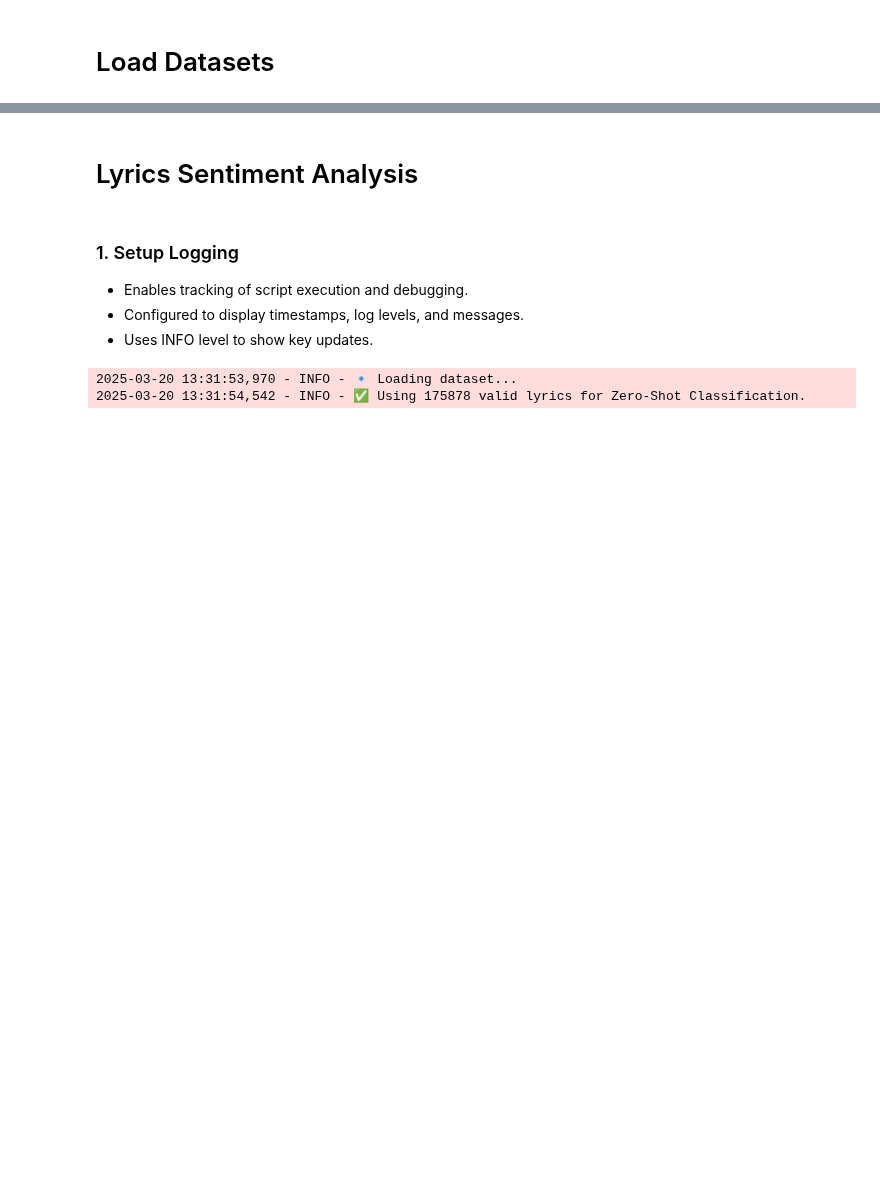
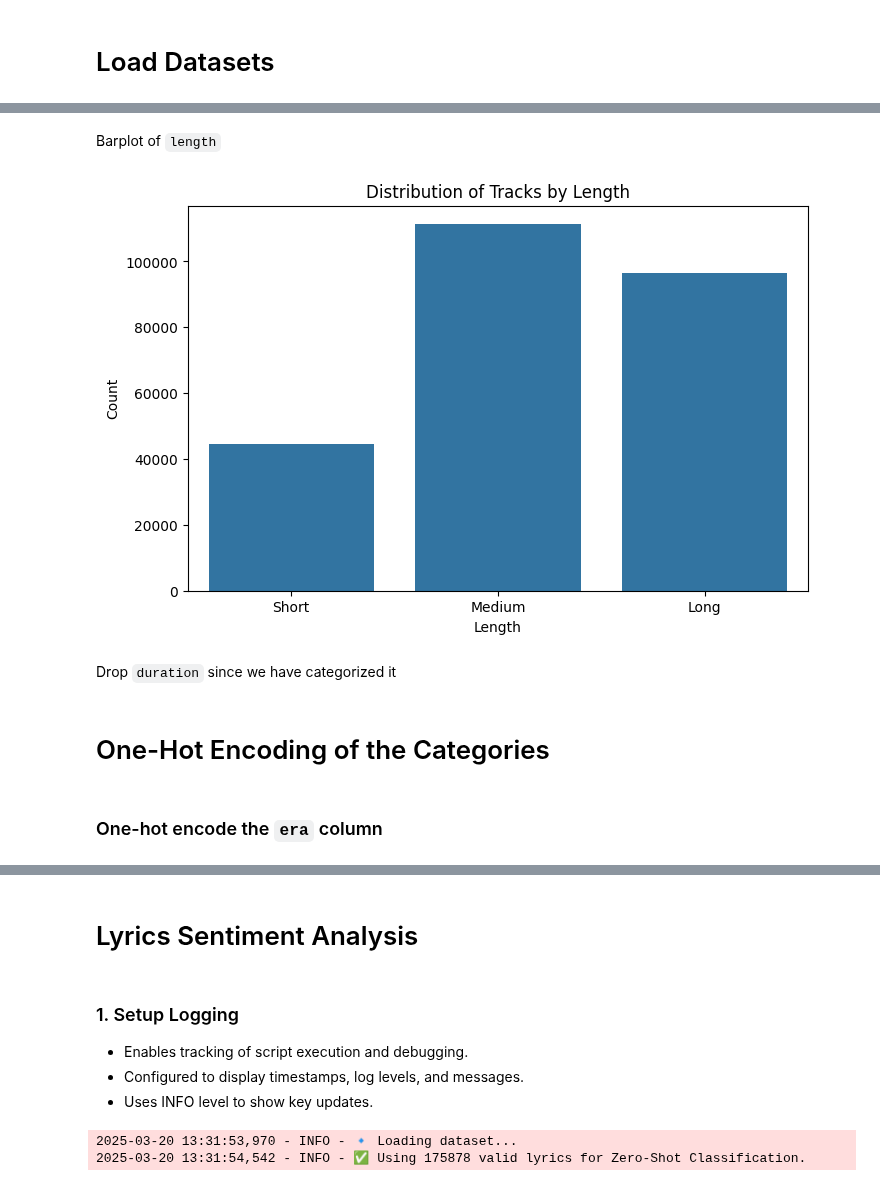
Before and after one commit to ouch528/Spotifynd, a Jupyter notebook: phase3_feature_engineering/track_feature_engineering.ipynb, the cells around one changed output, grey strips where cells are left out. Drawn from its saved outputs; the diff is of its cells as text; code cells hidden in the pictures; blank space fills up the shorter version.

```diff
--- a/phase3_feature_engineering/track_feature_engineering.ipynb
+++ b/phase3_feature_engineering/track_feature_engineering.ipynb
@@ -29,0 +71,2 @@ track = pd.read_parquet("..phase2_data_cleaning/cleaned dataset/track_cleaned.pa
+# %%
+track = track.drop(columns="release_year")
@@ -34,2 +79,0 @@ For tracks being longer than 240 seconds (4 min), we will classify it as short.
-# %%
-track['category'] = track['duration'].apply(lambda x: 'Short' if x < 180 else 'Medium' if x <= 240 else 'Long')
@@ -52,0 +80,28 @@ plt.show()
+# %%
+def categorize_duration(duration):
+    if duration < 180:
+        return "Short"
+    elif 180 <= duration < 240:
+        return "Medium"
+    else:
+        return "Long"
+
+track['length'] = track['duration'].apply(categorize_duration)
+# %% [markdown]
+Barplot of `length`
+# %%
+# Create the bar plot
+plt.figure(figsize=(8, 5))
+sns.countplot(x="length", data=track, order=["Short", "Medium", "Long"])
+
+# Customize the plot
+plt.xlabel("Length")
+plt.ylabel("Count")
+plt.title("Distribution of Tracks by Length")
+
+# Show the plot
+plt.show()
+# %% [output]
+[figure, added]
+# %% [markdown]
+Drop `duration` since we have categorized it
@@ -53 +110,5 @@ plt.show()
+# %% [markdown]
+# One-Hot Encoding of the Categories
+# %% [markdown]
+### One-hot encode the `era` column
 # %%
```
Also changed, not shown: parts of 69 cells of this notebook, 3 other files.
